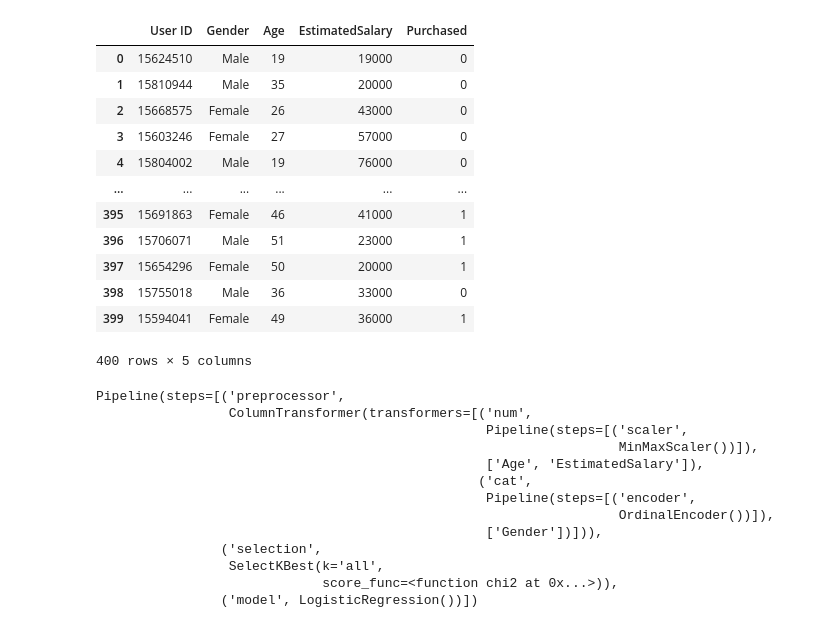
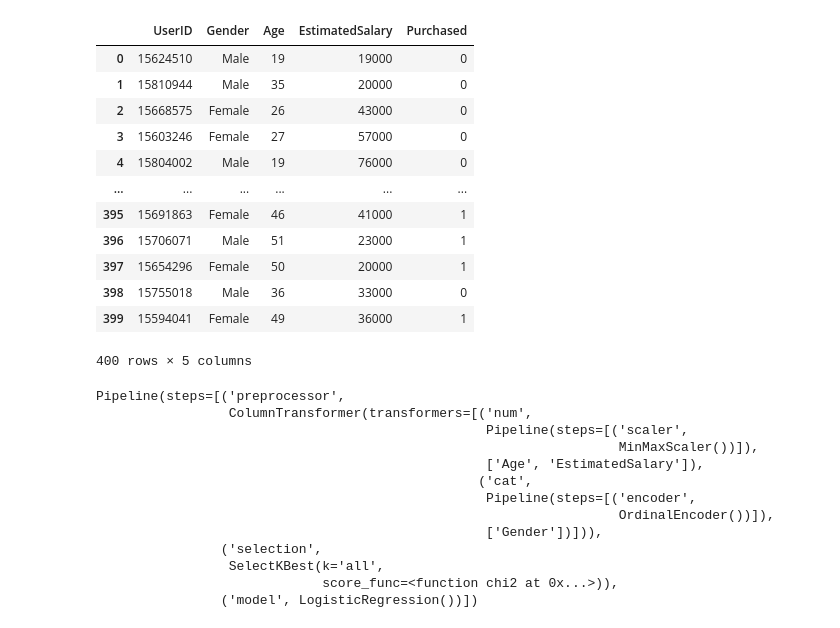
Before and after one commit to udaysingh21/ML-PROJECTS, a Jupyter notebook: PURCHASED/Logisitics_Regression.ipynb, the cells around one changed output. Drawn from its saved outputs; the diff is of its cells as text; code cells hidden in the pictures.

```diff
--- a/PURCHASED/Logisitics_Regression.ipynb
+++ b/PURCHASED/Logisitics_Regression.ipynb
@@ -14,10 +14,10 @@ from sklearn.model_selection import train_test_split
 import sklearn.metrics as m
 from joblib import dump
 # %%
-df=pd.read_csv("https://raw.githubusercontent.com/digipodium/Datasets/main/classfication/Social_Network_Ads.csv")
+df=pd.read_csv("Social_Network_Ads.csv")
 df
 # %% [output]
-|  | User ID | Gender | Age | EstimatedSalary | Purchased |
+|  | UserID | Gender | Age | EstimatedSalary | Purchased |
 | 0 | 15624510 | Male | 19 | 19000 | 0 |
 | 1 | 15810944 | Male | 35 | 20000 | 0 |
 | 2 | 15668575 | Female | 26 | 43000 | 0 |
```
Also changed, not shown: 2 other files.
